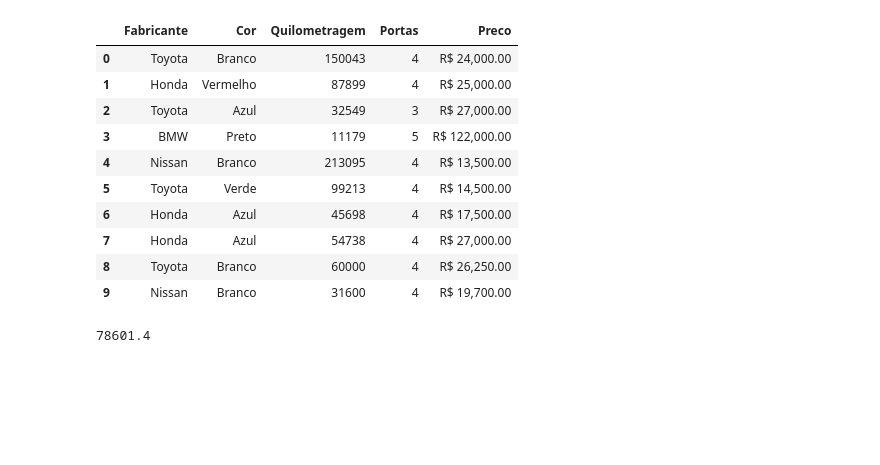
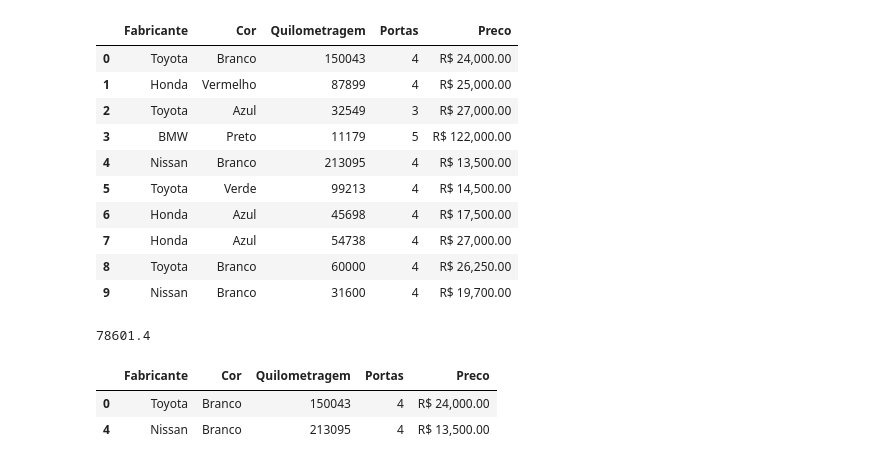
Before and after one commit to ricardoriverac/youxlab-treino-git, a Jupyter notebook: curso_de_dados/exercicio/exerciocio.ipynb, the cells around one changed output. Saved outputs shown, nothing was run; the diff lists cells and outputs as text; code cells hidden in the pictures; blank space fills up the shorter version.

```diff
--- a/curso_de_dados/exercicio/exerciocio.ipynb
+++ b/curso_de_dados/exercicio/exerciocio.ipynb
@@ -199,8 +199,9 @@ print(media)
 # %% [output]
 78601.4
 # %%
-carrosKM = []
-for quilometro in data['Quilometragem']:
-    if quilometro > 100.000:
-        carrosKM.append()
-for valo in data
+selecaom = data['Quilometragem'] > 100000
+data[selecaom]
+# %% [output]
+|  | Fabricante | Cor | Quilometragem | Portas | Preco |
+| 0 | Toyota | Branco | 150043 | 4 | R$ 24,000.00 |
+| 4 | Nissan | Branco | 213095 | 4 | R$ 13,500.00 |
```
Also changed, not shown: parts of 7 cells of this notebook, 6 other files.
